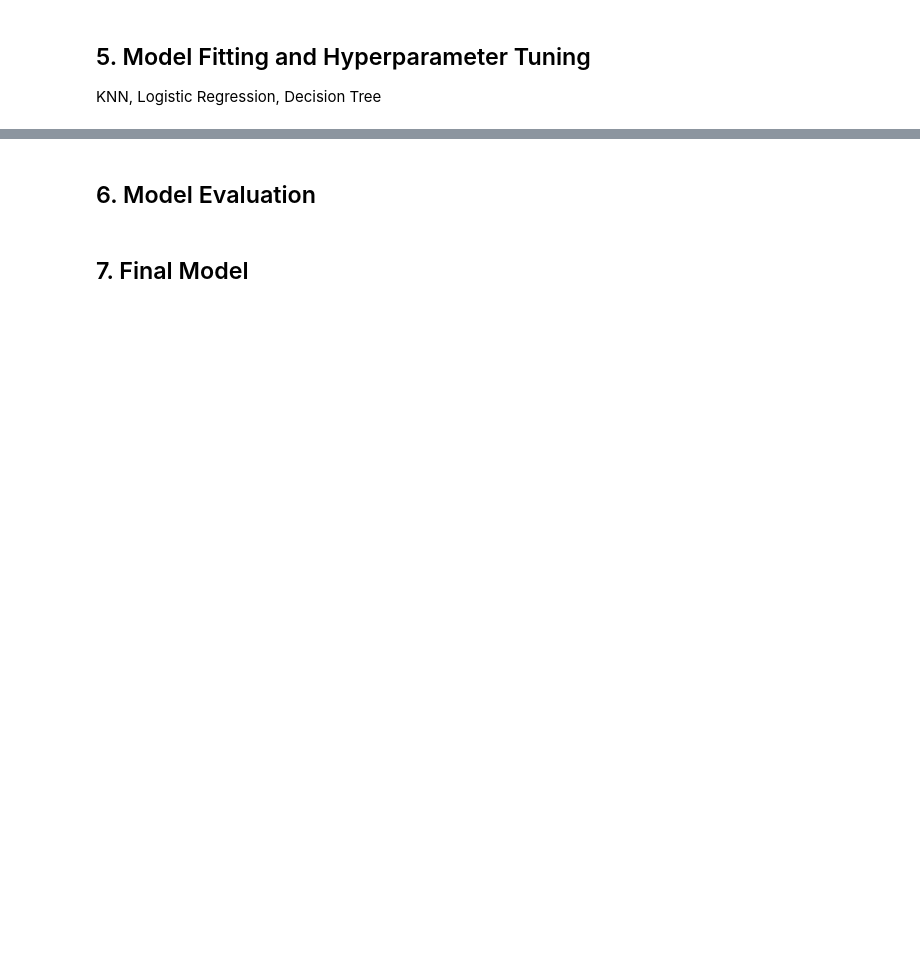
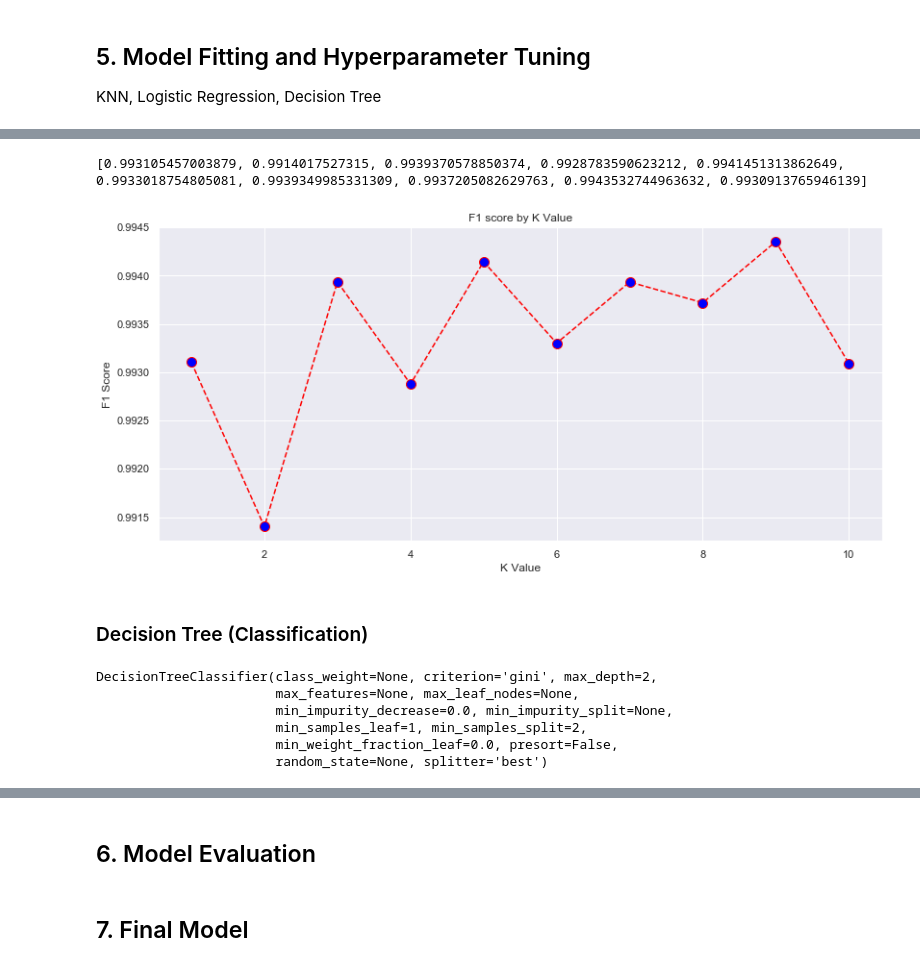
Before and after one commit to bryandps/module3_bakeoff, a Jupyter notebook: classification-assessment-updated.ipynb, the cells around one changed output, grey strips where cells are left out. Drawn from its saved outputs; the diff is of its cells as text; code cells hidden in the pictures; blank space fills up the shorter version.

```diff
--- a/classification-assessment-updated.ipynb
+++ b/classification-assessment-updated.ipynb
@@ -628,0 +1025,3 @@ KNN, Logistic Regression, Decision Tree
+# %%
+knn = KNeighborsClassifier(n_neighbors=1)
+# the n_neighbors is the parameter where you specify k
@@ -628,0 +1034,12 @@ KNN, Logistic Regression, Decision Tree
+# %%
+scaler = StandardScaler()
+scaler.fit(X_train)
+
+X_train = scaler.transform(X_train)
+X_test = scaler.transform(X_test)
+
+
+model = KNeighborsClassifier(n_neighbors=1)
+model.fit(X_train, y_train)
+
+y_predict = model.predict(X_test)
@@ -628,0 +1064,35 @@ KNN, Logistic Regression, Decision Tree
+# %%
+# search for an optimal value of K for KNN
+k_range = list(range(1, 11))
+k_scores = []
+for k in k_range:
+    knn = KNeighborsClassifier(n_neighbors=k)
+    knn.fit(X_train, y_train)
+    y_predict = knn.predict(X_test)
+    score = f1_score(y_test, y_predict, average='weighted')
+    k_scores.append( score)
+print(k_scores)
+# %% [output]
+[0.993105457003879, 0.9914017527315, 0.9939370578850374, 0.9928783590623212, 0.9941451313862649, 0.9933018754805081, 0.9939349985331309, 0.9937205082629763, 0.9943532744963632, 0.9930913765946139]
+# %%
+plt.figure(figsize=(12, 6))
+plt.plot(range(1, 11), k_scores, color='red', linestyle='dashed', marker='o',
+         markerfacecolor='blue', markersize=10)
+plt.title('F1 score by K Value')
+plt.xlabel('K Value')
+plt.ylabel('F1 Score')
+plt.show()
+# %% [output]
+[figure, added]
+# %% [markdown]
+### Decision Tree (Classification)
+# %%
+ctree=DecisionTreeClassifier(max_depth = 2)
+ctree.fit(X_train,y_train)
+# %% [output]
+DecisionTreeClassifier(class_weight=None, criterion='gini', max_depth=2,
+                       max_features=None, max_leaf_nodes=None,
+                       min_impurity_decrease=0.0, min_impurity_split=None,
+                       min_samples_leaf=1, min_samples_split=2,
+                       min_weight_fraction_leaf=0.0, presort=False,
+                       random_state=None, splitter='best')
```
Also changed, not shown: parts of 79 cells of this notebook.
